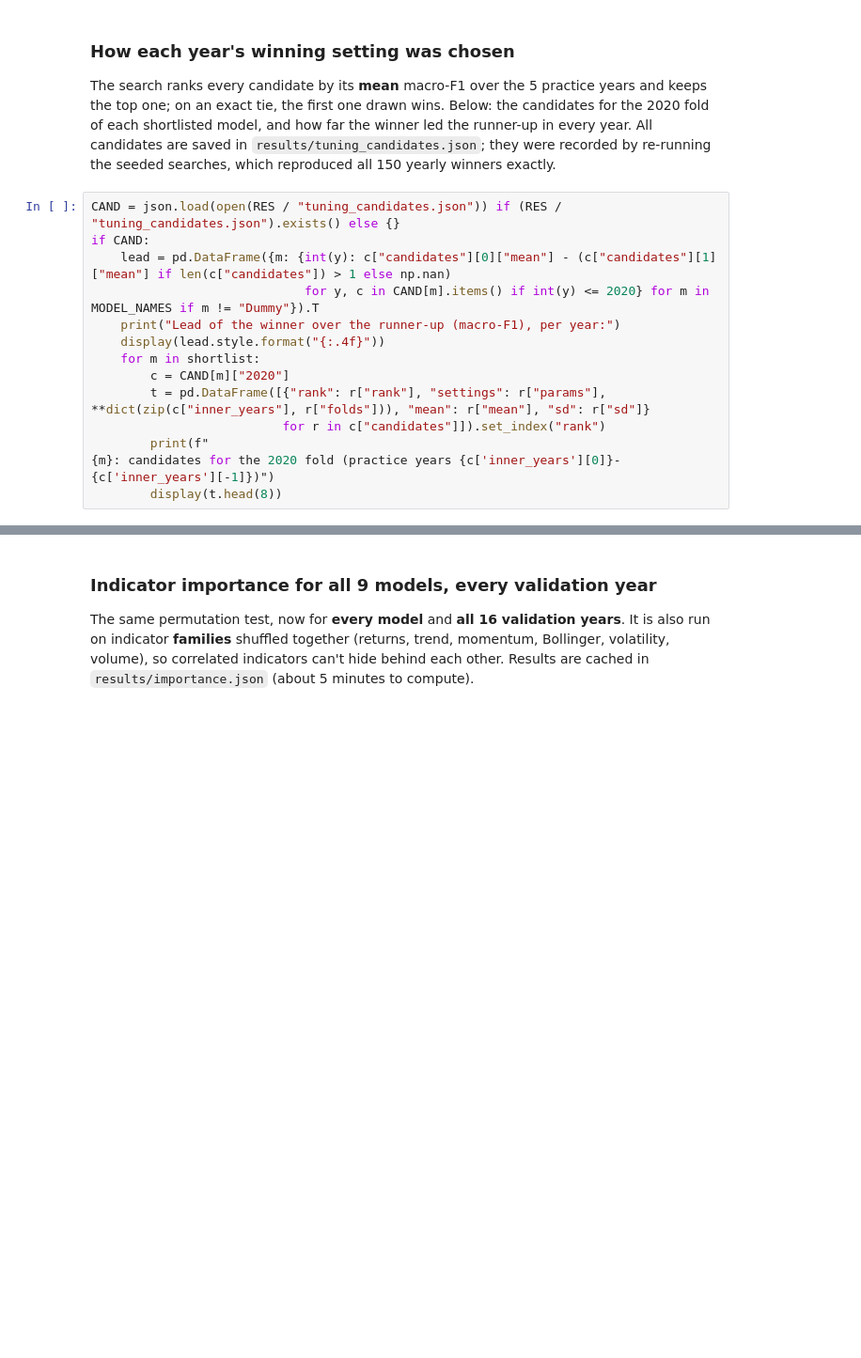
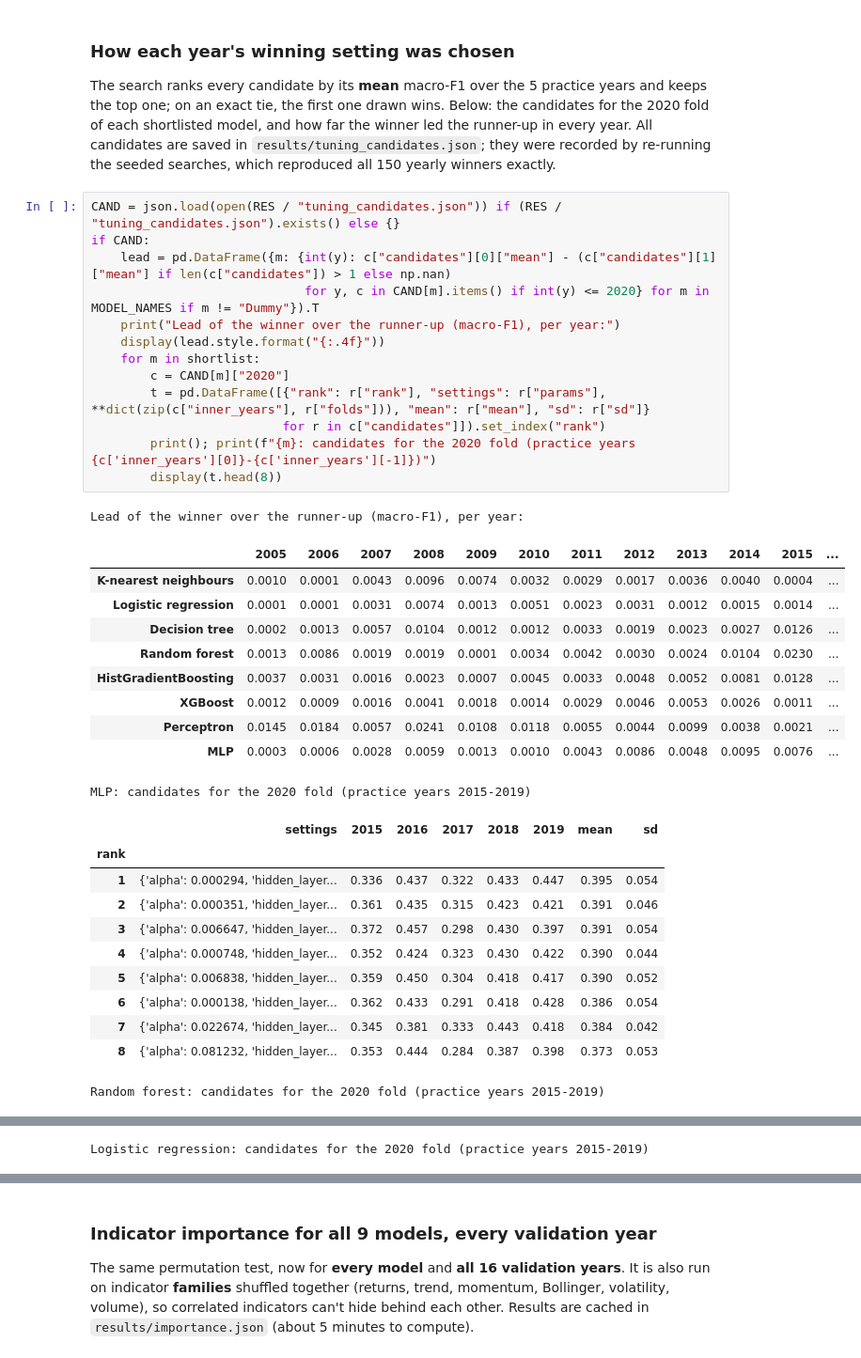
Before and after one commit to quxin43/Module3_Project, a Jupyter notebook: notebooks/02_modelling.ipynb, the cells around one changed output, grey strips where cells are left out. Shown at 94% size. Drawn from its saved outputs; the diff is of its cells as text; blank space fills up the shorter version.

```diff
--- a/notebooks/02_modelling.ipynb
+++ b/notebooks/02_modelling.ipynb
@@ -239,14 +507,36 @@ The search ranks every candidate by its **mean** macro-F1 over the 5 practice ye
 # %%
 CAND = json.load(open(RES / "tuning_candidates.json")) if (RES / "tuning_candidates.json").exists() else {}
 if CAND:
     lead = pd.DataFrame({m: {int(y): c["candidates"][0]["mean"] - (c["candidates"][1]["mean"] if len(c["candidates"]) > 1 else np.nan)
                              for y, c in CAND[m].items() if int(y) <= 2020} for m in MODEL_NAMES if m != "Dummy"}).T
     print("Lead of the winner over the runner-up (macro-F1), per year:")
     display(lead.style.format("{:.4f}"))
     for m in shortlist:
         c = CAND[m]["2020"]
         t = pd.DataFrame([{"rank": r["rank"], "settings": r["params"], **dict(zip(c["inner_years"], r["folds"])), "mean": r["mean"], "sd": r["sd"]}
                           for r in c["candidates"]]).set_index("rank")
-        print(f"
-{m}: candidates for the 2020 fold (practice years {c['inner_years'][0]}-{c['inner_years'][-1]})")
+        print(); print(f"{m}: candidates for the 2020 fold (practice years {c['inner_years'][0]}-{c['inner_years'][-1]})")
         display(t.head(8))
+# %% [output]
+Lead of the winner over the runner-up (macro-F1), per year:
+|  | 2005 | 2006 | 2007 | 2008 | 2009 | 2010 | 2011 | 2012 | 2013 | 2014 | 2015 | ... |
+| K-nearest neighbours | 0.0010 | 0.0001 | 0.0043 | 0.0096 | 0.0074 | 0.0032 | 0.0029 | 0.0017 | 0.0036 | 0.0040 | 0.0004 | ... |
+| Logistic regression | 0.0001 | 0.0001 | 0.0031 | 0.0074 | 0.0013 | 0.0051 | 0.0023 | 0.0031 | 0.0012 | 0.0015 | 0.0014 | ... |
+| Decision tree | 0.0002 | 0.0013 | 0.0057 | 0.0104 | 0.0012 | 0.0012 | 0.0033 | 0.0019 | 0.0023 | 0.0027 | 0.0126 | ... |
+| Random forest | 0.0013 | 0.0086 | 0.0019 | 0.0019 | 0.0001 | 0.0034 | 0.0042 | 0.0030 | 0.0024 | 0.0104 | 0.0230 | ... |
+| HistGradientBoosting | 0.0037 | 0.0031 | 0.0016 | 0.0023 | 0.0007 | 0.0045 | 0.0033 | 0.0048 | 0.0052 | 0.0081 | 0.0128 | ... |
+| XGBoost | 0.0012 | 0.0009 | 0.0016 | 0.0041 | 0.0018 | 0.0014 | 0.0029 | 0.0046 | 0.0053 | 0.0026 | 0.0011 | ... |
+| Perceptron | 0.0145 | 0.0184 | 0.0057 | 0.0241 | 0.0108 | 0.0118 | 0.0055 | 0.0044 | 0.0099 | 0.0038 | 0.0021 | ... |
+| MLP | 0.0003 | 0.0006 | 0.0028 | 0.0059 | 0.0013 | 0.0010 | 0.0043 | 0.0086 | 0.0048 | 0.0095 | 0.0076 | ... |
+MLP: candidates for the 2020 fold (practice years 2015-2019)
+|  | settings | 2015 | 2016 | 2017 | 2018 | 2019 | mean | sd |
+| rank |  |  |  |  |  |  |  |  |
+| 1 | {'alpha': 0.000294, 'hidden_layer... | 0.336 | 0.437 | 0.322 | 0.433 | 0.447 | 0.395 | 0.054 |
+| 2 | {'alpha': 0.000351, 'hidden_layer... | 0.361 | 0.435 | 0.315 | 0.423 | 0.421 | 0.391 | 0.046 |
+| 3 | {'alpha': 0.006647, 'hidden_layer... | 0.372 | 0.457 | 0.298 | 0.430 | 0.397 | 0.391 | 0.054 |
+| 4 | {'alpha': 0.000748, 'hidden_layer... | 0.352 | 0.424 | 0.323 | 0.430 | 0.422 | 0.390 | 0.044 |
+| 5 | {'alpha': 0.006838, 'hidden_layer... | 0.359 | 0.450 | 0.304 | 0.418 | 0.417 | 0.390 | 0.052 |
+| 6 | {'alpha': 0.000138, 'hidden_layer... | 0.362 | 0.433 | 0.291 | 0.418 | 0.428 | 0.386 | 0.054 |
+| 7 | {'alpha': 0.022674, 'hidden_layer... | 0.345 | 0.381 | 0.333 | 0.443 | 0.418 | 0.384 | 0.042 |
+| 8 | {'alpha': 0.081232, 'hidden_layer... | 0.353 | 0.444 | 0.284 | 0.387 | 0.398 | 0.373 | 0.053 |
+Random forest: candidates for the 2020 fold (practice years 2015-2019)
@@ -252,0 +553 @@ if CAND:
+Logistic regression: candidates for the 2020 fold (practice years 2015-2019)
```
Also changed, not shown: parts of 16 cells of this notebook.
